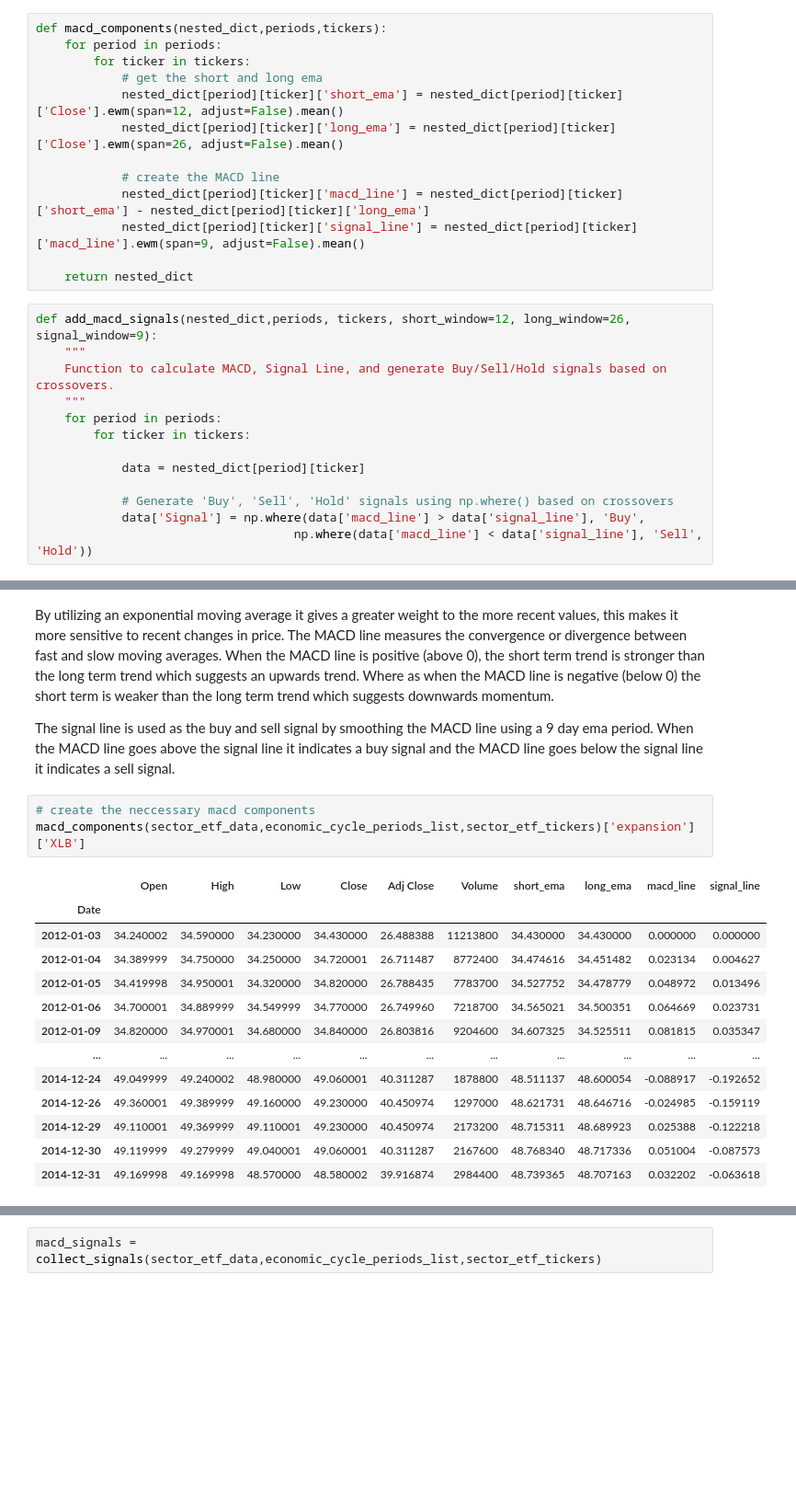
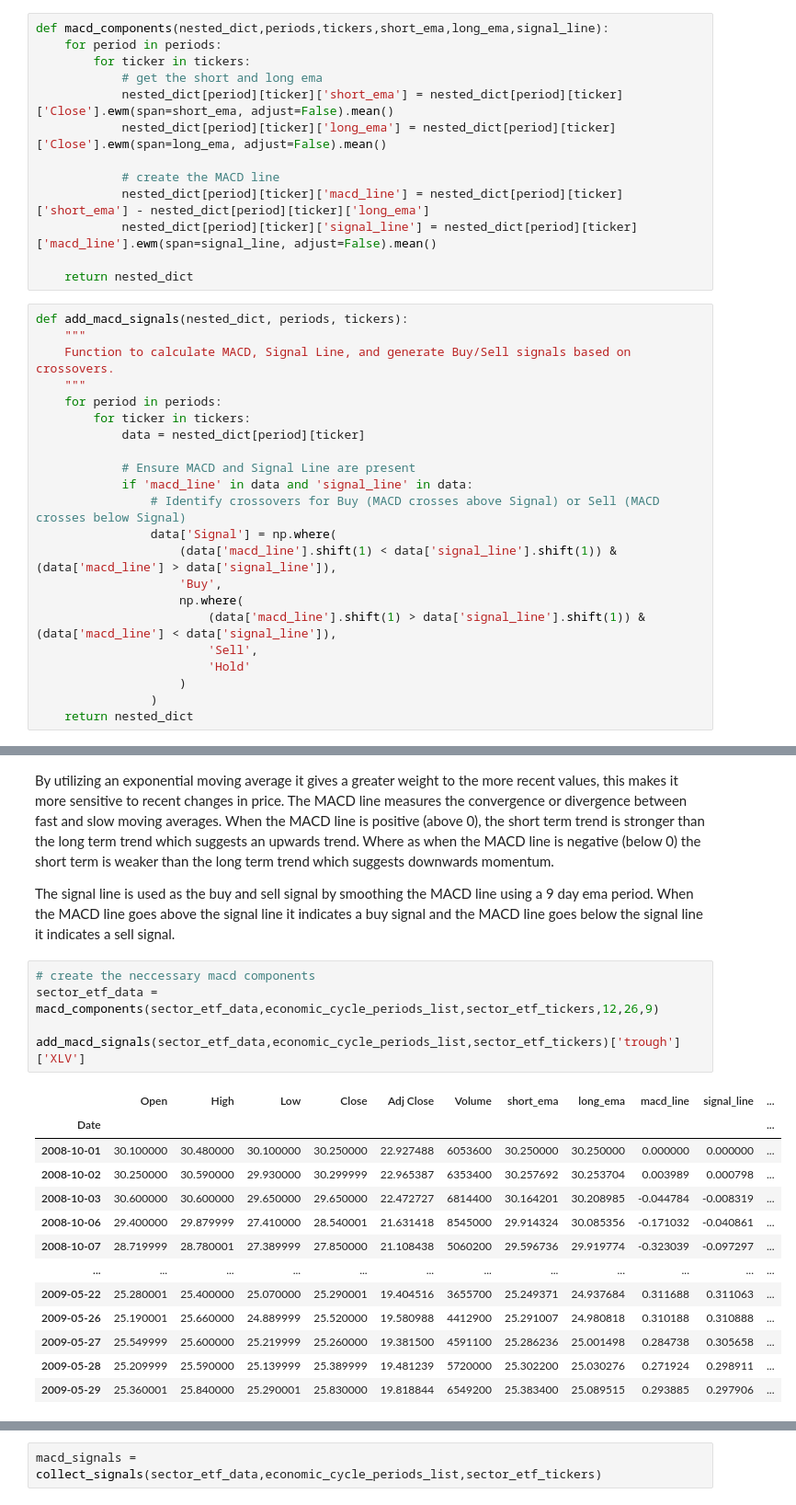
Before and after one commit to bennicholson2/Enhancing-Technical-Analysis-with-Data-Science, a Jupyter notebook: Technical Analysis/macd.ipynb, the cells around one changed output, grey strips where cells are left out. Shown at 92% size. Cells and saved outputs as stored; diff of their text form; blank space fills up the shorter version.

Commit message:
finalized for capstone presentation

```diff
--- a/Technical Analysis/macd.ipynb
+++ b/Technical Analysis/macd.ipynb
@@ -59,28 +61,37 @@ def get_adjusted_closed_price(nested_dict, tickers, periods):
 # %% [markdown]
 ##### MACD Signal
 # %%
-def macd_components(nested_dict,periods,tickers):
+def macd_components(nested_dict,periods,tickers,short_ema,long_ema,signal_line):
     for period in periods:
         for ticker in tickers:
             # get the short and long ema
-            nested_dict[period][ticker]['short_ema'] = nested_dict[period][ticker]['Close'].ewm(span=12, adjust=False).mean()
-            nested_dict[period][ticker]['long_ema'] = nested_dict[period][ticker]['Close'].ewm(span=26, adjust=False).mean()
+            nested_dict[period][ticker]['short_ema'] = nested_dict[period][ticker]['Close'].ewm(span=short_ema, adjust=False).mean()
+            nested_dict[period][ticker]['long_ema'] = nested_dict[period][ticker]['Close'].ewm(span=long_ema, adjust=False).mean()
 
             # create the MACD line
             nested_dict[period][ticker]['macd_line'] = nested_dict[period][ticker]['short_ema'] - nested_dict[period][ticker]['long_ema']
-            nested_dict[period][ticker]['signal_line'] = nested_dict[period][ticker]['macd_line'].ewm(span=9, adjust=False).mean()
+            nested_dict[period][ticker]['signal_line'] = nested_dict[period][ticker]['macd_line'].ewm(span=signal_line, adjust=False).mean()
 
     return nested_dict
 # %%
-def add_macd_signals(nested_dict,periods, tickers, short_window=12, long_window=26, signal_window=9):
+def add_macd_signals(nested_dict, periods, tickers):
     """
-    Function to calculate MACD, Signal Line, and generate Buy/Sell/Hold signals based on crossovers.
+    Function to calculate MACD, Signal Line, and generate Buy/Sell signals based on crossovers.
     """
     for period in periods:
         for ticker in tickers:
-
             data = nested_dict[period][ticker]
 
-            # Generate 'Buy', 'Sell', 'Hold' signals using np.where() based on crossovers
-            data['Signal'] = np.where(data['macd_line'] > data['signal_line'], 'Buy',
-                                    np.where(data['macd_line'] < data['signal_line'], 'Sell', 'Hold'))
+            # Ensure MACD and Signal Line are present
+            if 'macd_line' in data and 'signal_line' in data:
+                # Identify crossovers for Buy (MACD crosses above Signal) or Sell (MACD crosses below Signal)
+                data['Signal'] = np.where(
+                    (data['macd_line'].shift(1) < data['signal_line'].shift(1)) & (data['macd_line'] > data['signal_line']),
+                    'Buy',
+                    np.where(
+                        (data['macd_line'].shift(1) > data['signal_line'].shift(1)) & (data['macd_line'] < data['signal_line']),
+                        'Sell',
+                        'Hold'
+                    )
+                )
+    return nested_dict
@@ -340,18 +398,20 @@ By utilizing an exponential moving average it gives a greater weight to the more
 The signal line is used as the buy and sell signal by smoothing the MACD line using a 9 day ema period. When the MACD line goes above the signal line it indicates a buy signal and the MACD line goes below the signal line it indicates a sell signal.
 # %%
 # create the neccessary macd components
-macd_components(sector_etf_data,economic_cycle_periods_list,sector_etf_tickers)['expansion']['XLB']
+sector_etf_data = macd_components(sector_etf_data,economic_cycle_periods_list,sector_etf_tickers,12,26,9)
+
+add_macd_signals(sector_etf_data,economic_cycle_periods_list,sector_etf_tickers)['trough']['XLV']
 # %% [output]
-|  | Open | High | Low | Close | Adj Close | Volume | short_ema | long_ema | macd_line | signal_line |
-| Date |  |  |  |  |  |  |  |  |  |  |
-| 2012-01-03 | 34.240002 | 34.590000 | 34.230000 | 34.430000 | 26.488388 | 11213800 | 34.430000 | 34.430000 | 0.000000 | 0.000000 |
-| 2012-01-04 | 34.389999 | 34.750000 | 34.250000 | 34.720001 | 26.711487 | 8772400 | 34.474616 | 34.451482 | 0.023134 | 0.004627 |
-| 2012-01-05 | 34.419998 | 34.950001 | 34.320000 | 34.820000 | 26.788435 | 7783700 | 34.527752 | 34.478779 | 0.048972 | 0.013496 |
-| 2012-01-06 | 34.700001 | 34.889999 | 34.549999 | 34.770000 | 26.749960 | 7218700 | 34.565021 | 34.500351 | 0.064669 | 0.023731 |
-| 2012-01-09 | 34.820000 | 34.970001 | 34.680000 | 34.840000 | 26.803816 | 9204600 | 34.607325 | 34.525511 | 0.081815 | 0.035347 |
-| ... | ... | ... | ... | ... | ... | ... | ... | ... | ... | ... |
-| 2014-12-24 | 49.049999 | 49.240002 | 48.980000 | 49.060001 | 40.311287 | 1878800 | 48.511137 | 48.600054 | -0.088917 | -0.192652 |
-| 2014-12-26 | 49.360001 | 49.389999 | 49.160000 | 49.230000 | 40.450974 | 1297000 | 48.621731 | 48.646716 | -0.024985 | -0.159119 |
-| 2014-12-29 | 49.110001 | 49.369999 | 49.110001 | 49.230000 | 40.450974 | 2173200 | 48.715311 | 48.689923 | 0.025388 | -0.122218 |
-| 2014-12-30 | 49.119999 | 49.279999 | 49.040001 | 49.060001 | 40.311287 | 2167600 | 48.768340 | 48.717336 | 0.051004 | -0.087573 |
-| 2014-12-31 | 49.169998 | 49.169998 | 48.570000 | 48.580002 | 39.916874 | 2984400 | 48.739365 | 48.707163 | 0.032202 | -0.063618 |
+|  | Open | High | Low | Close | Adj Close | Volume | short_ema | long_ema | macd_line | signal_line | ... |
+| Date |  |  |  |  |  |  |  |  |  |  | ... |
+| 2008-10-01 | 30.100000 | 30.480000 | 30.100000 | 30.250000 | 22.927488 | 6053600 | 30.250000 | 30.250000 | 0.000000 | 0.000000 | ... |
+| 2008-10-02 | 30.250000 | 30.590000 | 29.930000 | 30.299999 | 22.965387 | 6353400 | 30.257692 | 30.253704 | 0.003989 | 0.000798 | ... |
+| 2008-10-03 | 30.600000 | 30.600000 | 29.650000 | 29.650000 | 22.472727 | 6814400 | 30.164201 | 30.208985 | -0.044784 | -0.008319 | ... |
+| 2008-10-06 | 29.400000 | 29.879999 | 27.410000 | 28.540001 | 21.631418 | 8545000 | 29.914324 | 30.085356 | -0.171032 | -0.040861 | ... |
+| 2008-10-07 | 28.719999 | 28.780001 | 27.389999 | 27.850000 | 21.108438 | 5060200 | 29.596736 | 29.919774 | -0.323039 | -0.097297 | ... |
+| ... | ... | ... | ... | ... | ... | ... | ... | ... | ... | ... | ... |
+| 2009-05-22 | 25.280001 | 25.400000 | 25.070000 | 25.290001 | 19.404516 | 3655700 | 25.249371 | 24.937684 | 0.311688 | 0.311063 | ... |
+| 2009-05-26 | 25.190001 | 25.660000 | 24.889999 | 25.520000 | 19.580988 | 4412900 | 25.291007 | 24.980818 | 0.310188 | 0.310888 | ... |
+| 2009-05-27 | 25.549999 | 25.600000 | 25.219999 | 25.260000 | 19.381500 | 4591100 | 25.286236 | 25.001498 | 0.284738 | 0.305658 | ... |
+| 2009-05-28 | 25.209999 | 25.590000 | 25.139999 | 25.389999 | 19.481239 | 5720000 | 25.302200 | 25.030276 | 0.271924 | 0.298911 | ... |
+| 2009-05-29 | 25.360001 | 25.840000 | 25.290001 | 25.830000 | 19.818844 | 6549200 | 25.383400 | 25.089515 | 0.293885 | 0.297906 | ... |
```
Also changed, not shown: parts of 21 cells of this notebook, 19 other files.
